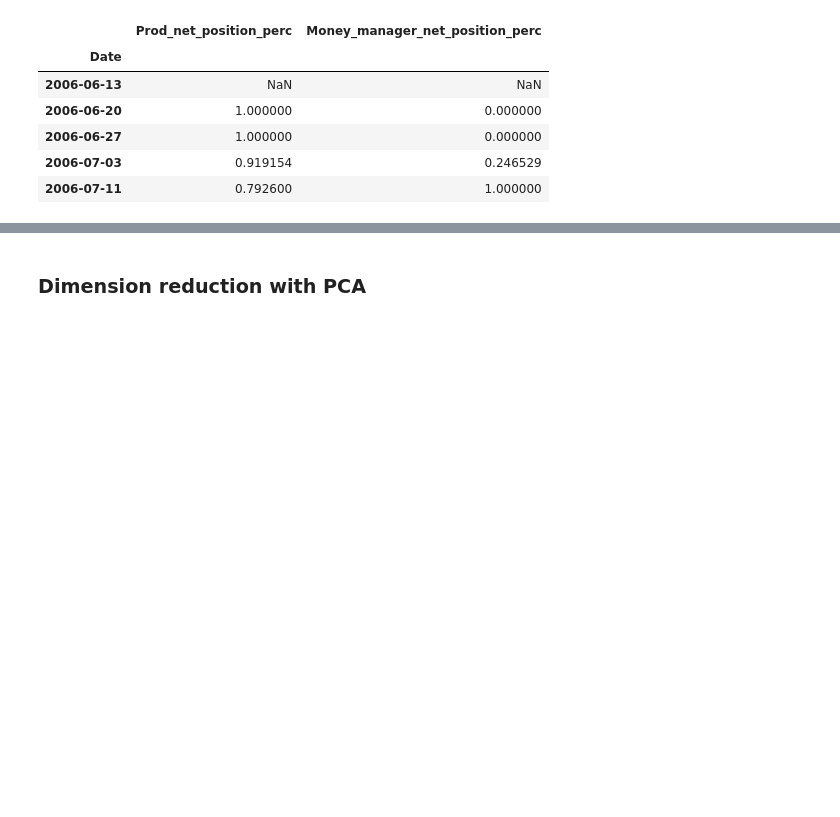
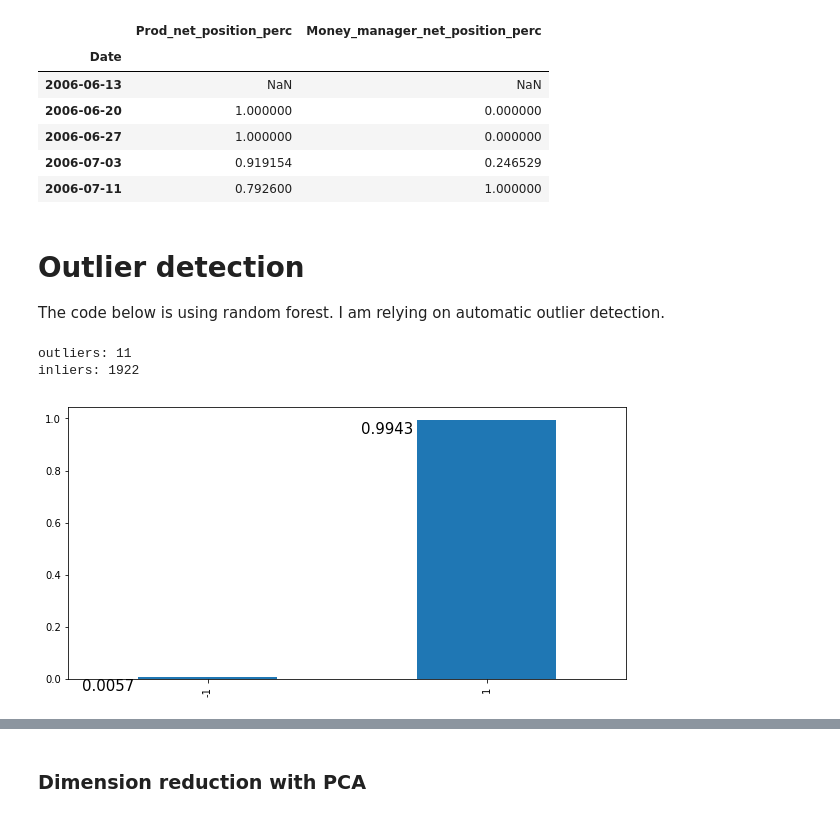
Before and after one commit to IzidoroBaltazar/MachineLearningEngineer, a Jupyter notebook: capstone_project/trading_project.ipynb, the cells around one changed output, grey strips where cells are left out. Cells and saved outputs as stored; diff of their text form; code cells hidden in the pictures; blank space fills up the shorter version.

Commit message:
[FEATURE] remove outliers with random trees

```diff
--- a/capstone_project/trading_project.ipynb
+++ b/capstone_project/trading_project.ipynb
@@ -558,3 +558,6 @@ gold_train, gold_test, gold_label_train, gold_label_test, gold_validate, gold_la
 # gold_train, gold_label_train, gold_validate, gold_label_validate, gold_pca = data_split_pca_transform(gold_data)
 corn_train, corn_test, corn_label_train, corn_label_test, corn_validate, corn_label_validate, corn_pca = data_split_pca_transform(corn_data)
 coffee_train, coffee_test, coffee_label_train, coffee_label_test, coffee_validate, coffee_label_validate, coffee_pca = data_split_pca_transform(coffee_data)
+# %% [markdown]
+# Outlier detection
+The code below is using random forest. I am relying on automatic outlier detection.
@@ -560,0 +595,24 @@ coffee_train, coffee_test, coffee_label_train, coffee_label_test, coffee_validat
+# %%
+def plot_hist_perc(x):
+    df = pd.DataFrame(x)
+
+    ln = df[0].count()
+    dct = {}
+    dct[-1] = df[df[0] == -1][0].count() / ln
+    dct[1] = df[df[0] == 1][0].count() / ln
+
+    print('outliers: ' + str(df[df[0] == -1][0].count()))
+    print('inliers: ' + str(df[df[0] == 1][0].count()))
+
+    rf = pd.DataFrame.from_dict(dct, orient='index')
+
+    ax = rf.plot(kind='bar', figsize=(10,5), legend=False)
+    for i in ax.patches:
+        ax.text(i.get_x()-.2, i.get_height()-.05, \
+                str(round(i.get_height(),4)), fontsize=15)
+# %%
+plot_hist_perc(modified_gold)
+# %% [output]
+outliers: 11
+inliers: 1922
+[figure, added]
```
Also changed, not shown: parts of 20 cells of this notebook, 21 other files.
